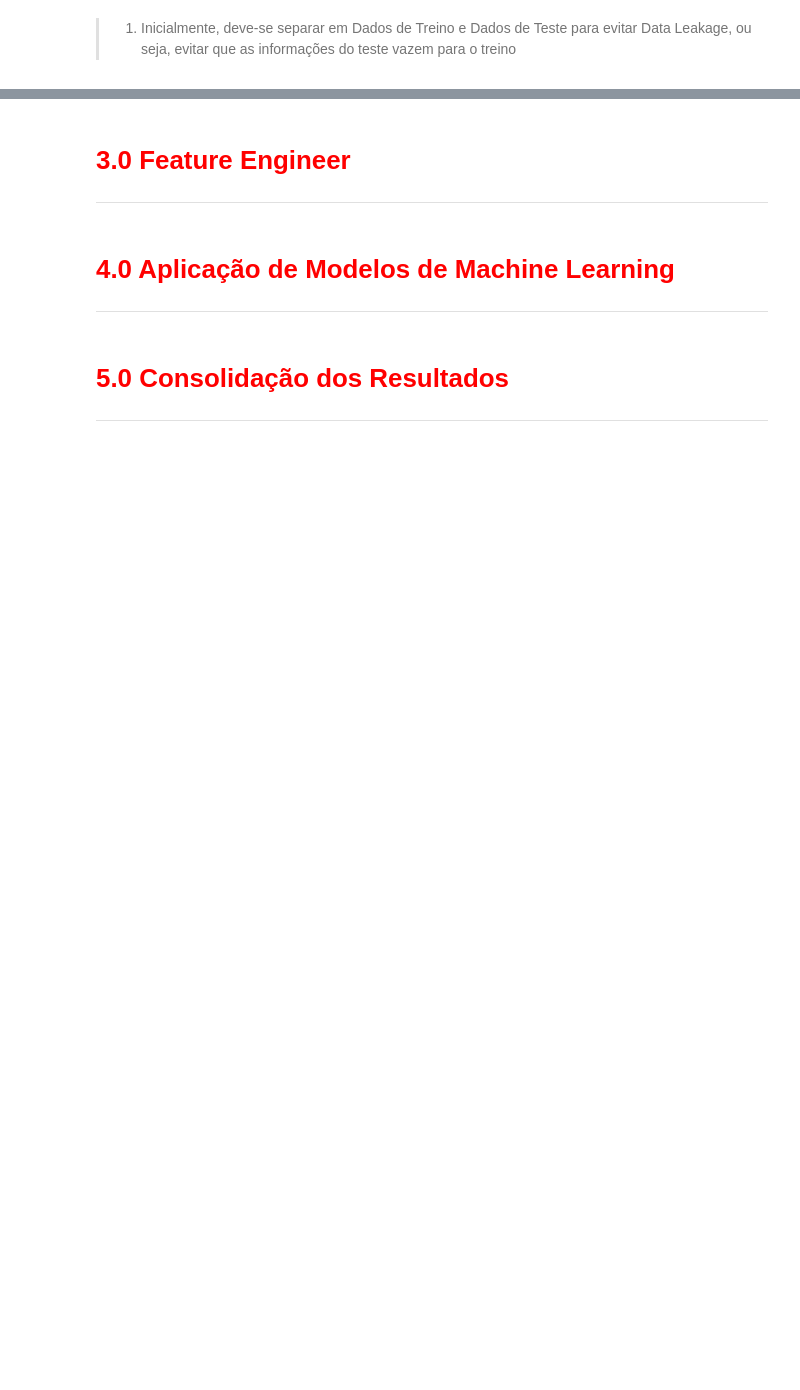
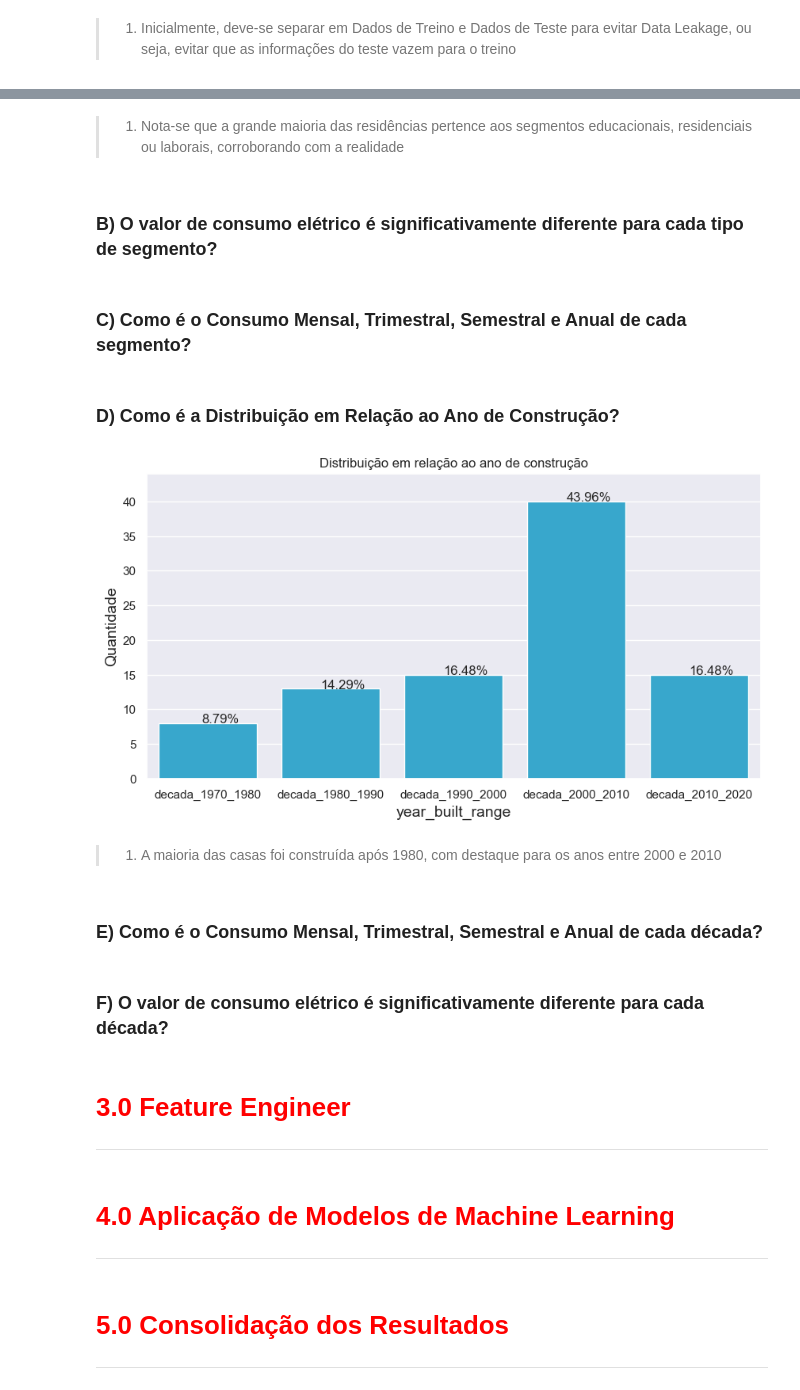
Before and after one commit to leonardovargas10/Modelo_Forecasting_Consumo_Energia, a Jupyter notebook: Modelo_Predicao_Consumo_Energia.ipynb, the cells around one changed output, grey strips where cells are left out. Drawn from its saved outputs; the diff is of its cells as text; code cells hidden in the pictures; blank space fills up the shorter version.

```diff
--- a/Modelo_Predicao_Consumo_Energia.ipynb
+++ b/Modelo_Predicao_Consumo_Energia.ipynb
@@ -877,3 +922,40 @@ df_train_grouped.describe(percentiles= [0.01, 0.05, 0.1, 0.25, 0.50, 0.75, 0.90,
+# %% [markdown]
+> 1. Nota-se que a grande maioria das residências pertence aos segmentos educacionais, residenciais ou laborais, corroborando com a realidade
+# %% [markdown]
+### B) O valor de consumo elétrico é significativamente diferente para cada tipo de segmento?
+# %% [markdown]
+### C) Como é o Consumo Mensal, Trimestral, Semestral e Anual de cada segmento?
+# %% [markdown]
+### D) Como é a Distribuição em Relação ao Ano de Construção?
+# %%
+df_train_building = (
+    df_train
+        .groupby('building_id', as_index = False)
+        ['meter_reading']
+        .max()
+    )
+
+df_train_year_built = (
+    df_train[['building_id', 'year_built']].drop_duplicates()
+    )
+
+df_year_built = (df_train_building.merge(df_train_year_built, on = 'building_id', how = 'left'))
+df_year_built['year_built_range'] = pd.cut(
+    df_year_built['year_built'],
+    bins=[1970, 1980, 1990, 2000, 2010, 2020],
+    labels=['decada_1970_1980', 'decada_1980_1990', 'decada_1990_2000', 'decada_2000_2010', 'decada_2010_2020'],
+    right=False
+    )
+
+plota_barras(['year_built_range'], False, df_year_built, 1, 1, 'Distribuição em relação ao ano de construção')
+# %% [output]
+[figure, added]
+# %% [markdown]
+> 1. A maioria das casas foi construída após 1980, com destaque para os anos entre 2000 e 2010
+# %% [markdown]
+### E) Como é o Consumo Mensal, Trimestral, Semestral e Anual de cada década?
+# %% [markdown]
+### F) O valor de consumo elétrico é significativamente diferente para cada década?
 # %% [markdown]
 # <font color='red' style='font-size: 40px;'> 3.0 Feature Engineer </font>
 <hr style='border: 2px solid red;'>
```
Also changed, not shown: parts of 26 cells of this notebook.
